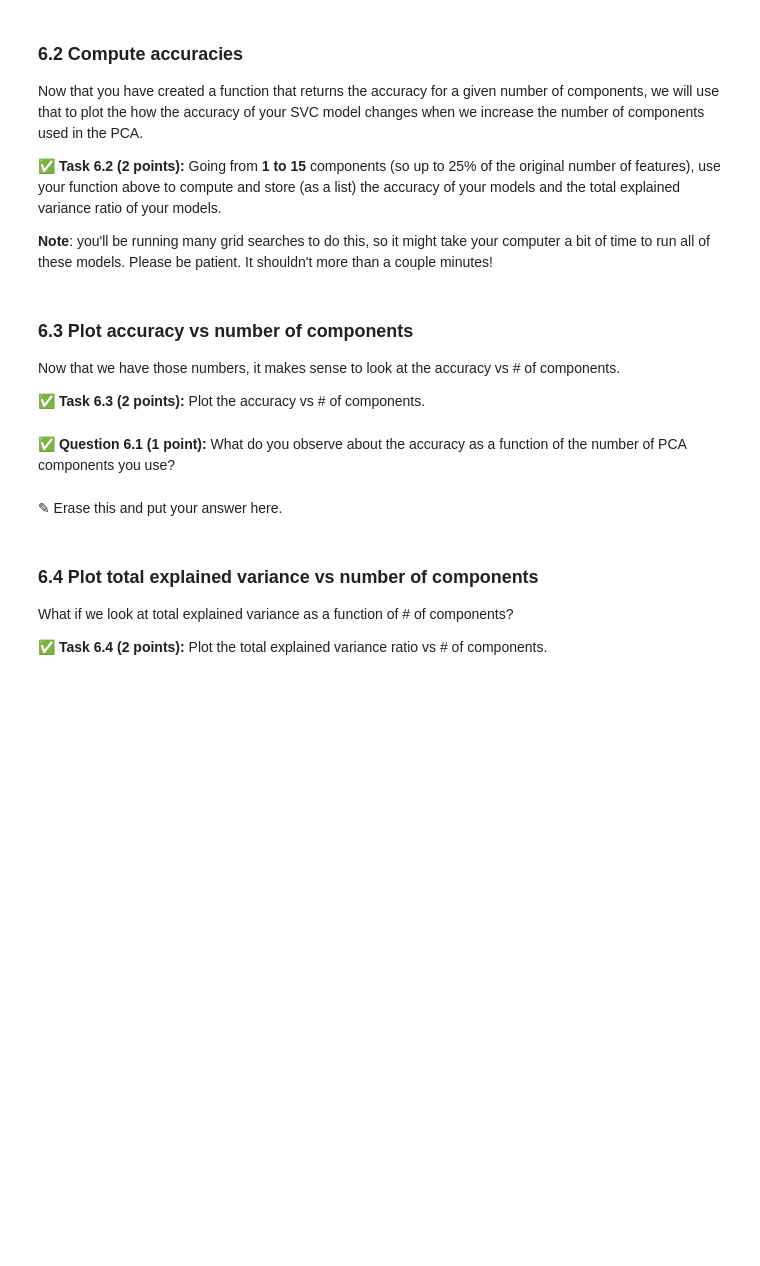
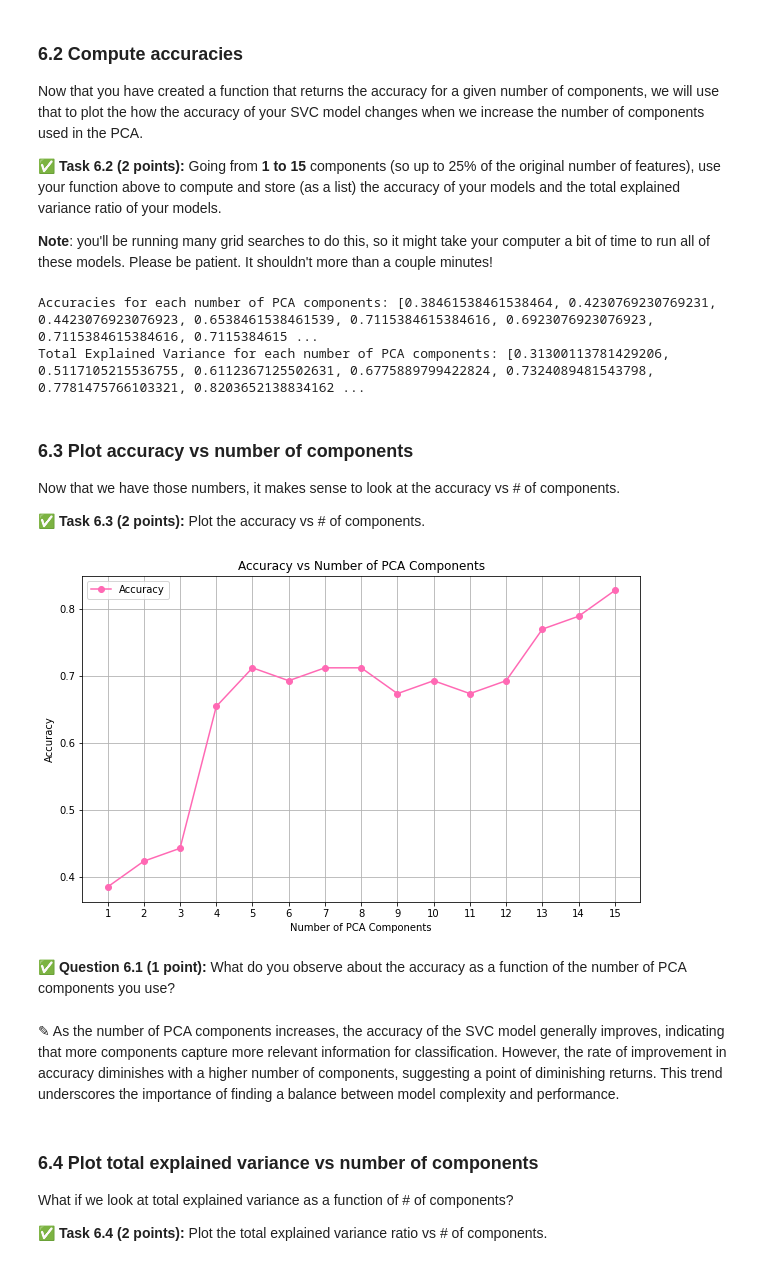
Before and after one commit to Elakkari21/cmse202-f23-turnin, a Jupyter notebook: hw-04/HW-04_PerceptronSVMandPCA-STUDENT.ipynb, the cells around one changed output. Saved outputs shown, nothing was run; the diff lists cells and outputs as text; code cells hidden in the pictures; blank space fills up the shorter version.

```diff
--- a/hw-04/HW-04_PerceptronSVMandPCA-STUDENT.ipynb
+++ b/hw-04/HW-04_PerceptronSVMandPCA-STUDENT.ipynb
@@ -511,3 +527,17 @@ Now that you have created a function that returns the accuracy for a given numbe
+# %%
+accuracies = []
+explained_variances = []
+
+for n_components in range(1, 16):
+    accuracy, explained_variance = pca_svc_model(n_components, X_train, X_test, y_train, y_test)
+    accuracies.append(accuracy)
+    explained_variances.append(explained_variance)
+
+print("Accuracies for each number of PCA components:", accuracies)
+print("Total Explained Variance for each number of PCA components:", explained_variances)
+# %% [output]
+Accuracies for each number of PCA components: [0.38461538461538464, 0.4230769230769231, 0.4423076923076923, 0.6538461538461539, 0.7115384615384616, 0.6923076923076923, 0.7115384615384616, 0.7115384615 ...
+Total Explained Variance for each number of PCA components: [0.31300113781429206, 0.5117105215536755, 0.6112367125502631, 0.6775889799422824, 0.7324089481543798, 0.7781475766103321, 0.8203652138834162 ...
 # %% [markdown]
 ### 6.3 Plot accuracy vs number of components
 
@@ -519,7 +547,25 @@ Now that we have those numbers, it makes sense to look at the accuracy vs # of c
+# %%
+n_components = list(range(1, 16))
+
+accuracies = [0.38461538461538464, 0.4230769230769231, 0.4423076923076923, 0.6538461538461539, 0.7115384615384616,
+              0.6923076923076923, 0.7115384615384616, 0.7115384615384616, 0.6730769230769231, 0.6923076923076923,
+              0.6730769230769231, 0.6923076923076923, 0.7692307692307693, 0.7884615384615384, 0.8269230769230769]
+
+plt.figure(figsize=(10, 6))
+plt.plot(n_components, accuracies, marker='o', color='hotpink', label='Accuracy')
+plt.title('Accuracy vs Number of PCA Components')
+plt.xlabel('Number of PCA Components')
+plt.ylabel('Accuracy')
+plt.xticks(n_components)
+plt.grid(True)
+plt.legend()
+plt.show()
+# %% [output]
+[figure, added]
 # %% [markdown]
 **&#9989; Question 6.1 (1 point):** What do you observe about the accuracy as a function of the number of PCA components you use?
-# %% [markdown]
-<font size=+3>&#9998;</font> Erase this and put your answer here.
+# %% [markdown]
+<font size=+3>&#9998;</font> As the number of PCA components increases, the accuracy of the SVC model generally improves, indicating that more components capture more relevant information for classification. However, the rate of improvement in accuracy diminishes with a higher number of components, suggesting a point of diminishing returns. This trend underscores the importance of finding a balance between model complexity and performance.
 # %% [markdown]
 ### 6.4 Plot total explained variance vs number of components
 
```
Also changed, not shown: parts of 7 cells of this notebook.
